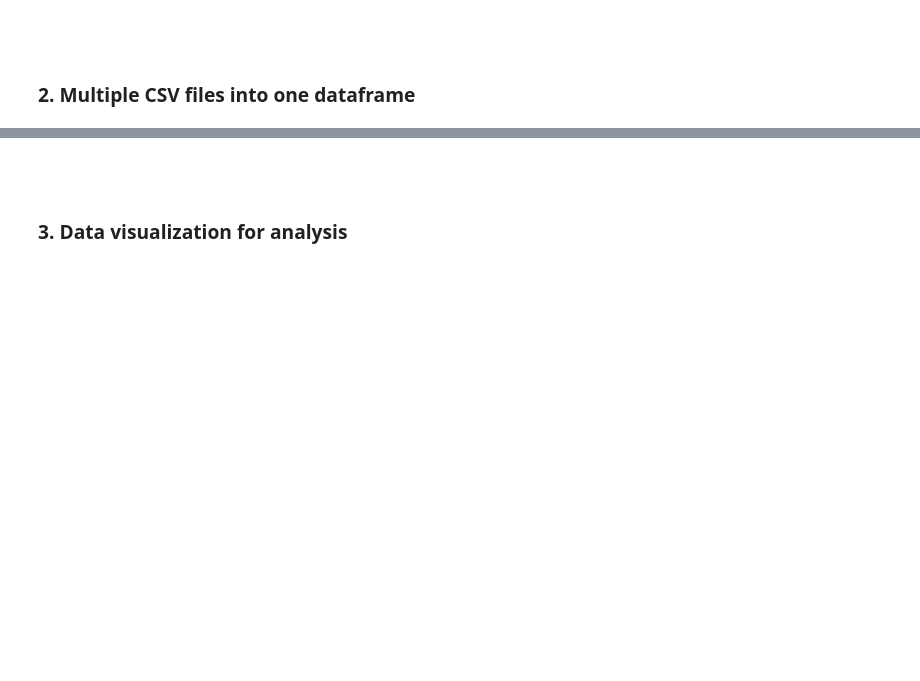
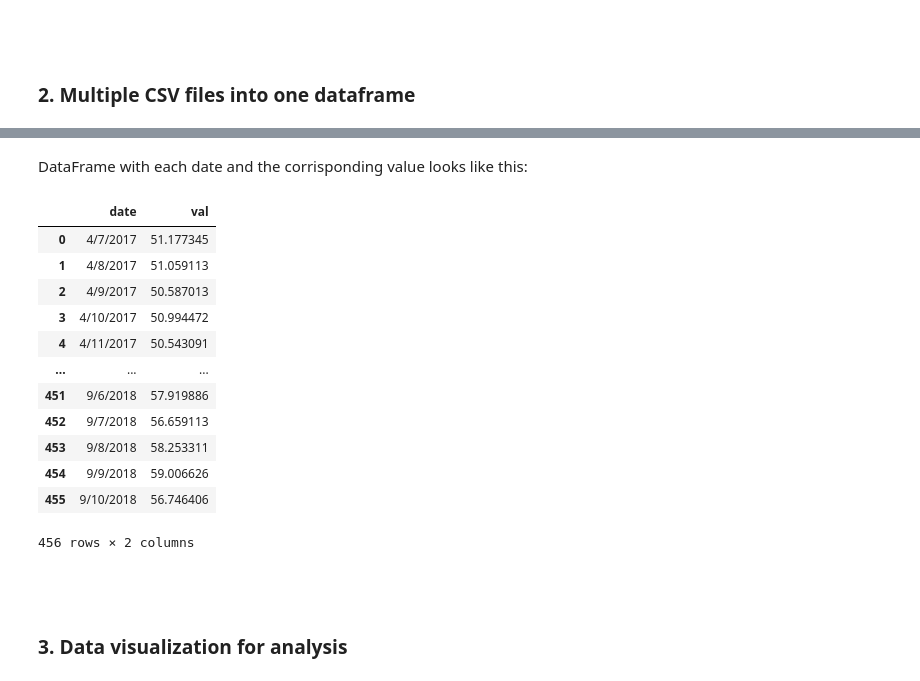
Before and after one commit to alpacapetter/kumho-compiler, a Jupyter notebook: kumho_compiler.ipynb, the cells around one changed output, grey strips where cells are left out. Drawn from its saved outputs; the diff is of its cells as text; code cells hidden in the pictures; blank space fills up the shorter version.

```diff
--- a/kumho_compiler.ipynb
+++ b/kumho_compiler.ipynb
@@ -78,3 +55,45 @@ print AverageColumn(csv)
+# %%
+#for each files in the directory
+for file in files:
+    # reassign column names
+    df = pd.read_csv("./BM1 SCRUBBER SC-101-PT-101 DATA_csv/"+file,
+                     names =['date', 'Del1', 'Del2', 'Del3', 'val', 'Del4', 'Del5', 'Del6']
+                    )
+
+    # take an average of the "value" column for the csv file
+    mod_df = df.drop(index = 0, columns = ['Del1', 'Del2', 'Del3', 'Del4', 'Del5', 'Del6'])
+    avg_val = mod_df["val"].astype(float).mean()
+    avg_val = abs(avg_val)
+    if avg_val < 1:
+        continue
+
+    # find date
+    try:
+        date = df.loc[1, "date"]
+    except KeyError:
+        continue
+
+    # append to new_df
+    df2 = pd.DataFrame([[date, avg_val]], columns=["date","val"])
+    new_df = new_df.append(df2,ignore_index=True)
+# %% [markdown]
+DataFrame with each date and the corrisponding value looks like this:
+# %%
+new_df
+# %% [output]
+|  | date | val |
+| 0 | 4/7/2017 | 51.177345 |
+| 1 | 4/8/2017 | 51.059113 |
+| 2 | 4/9/2017 | 50.587013 |
+| 3 | 4/10/2017 | 50.994472 |
+| 4 | 4/11/2017 | 50.543091 |
+| ... | ... | ... |
+| 451 | 9/6/2018 | 57.919886 |
+| 452 | 9/7/2018 | 56.659113 |
+| 453 | 9/8/2018 | 58.253311 |
+| 454 | 9/9/2018 | 59.006626 |
+| 455 | 9/10/2018 | 56.746406 |
+456 rows × 2 columns
 # %% [markdown]
  <br>
 # %% [markdown]
```
Also changed, not shown: parts of 13 cells of this notebook, 1 other file.
